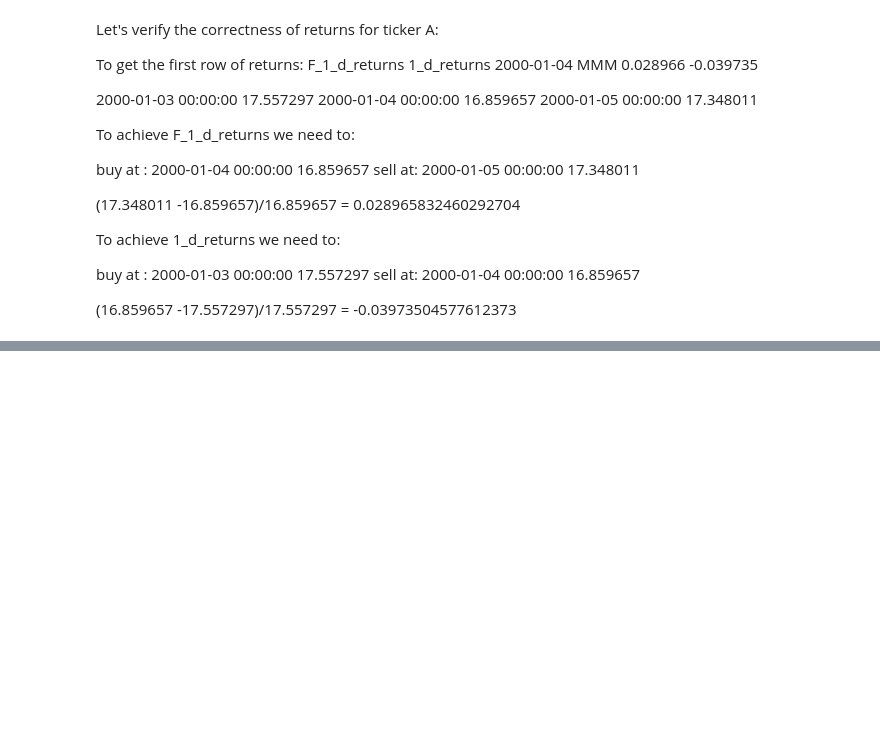
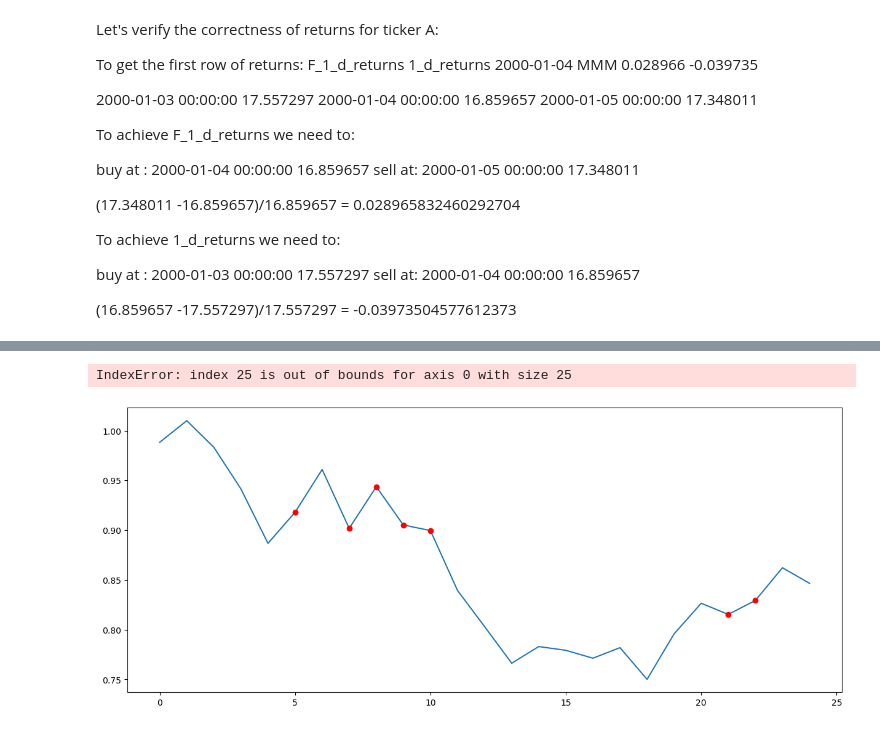
Before and after one commit to udacity/building-a-workflow-for-aI, a Jupyter notebook: l5-reinforcement-learning/Exercise5.ipynb, the cells around one changed output, grey strips where cells are left out. Drawn from its saved outputs; the diff is of its cells as text; code cells hidden in the pictures; blank space fills up the shorter version.

```diff
--- a/l5-reinforcement-learning/Exercise5.ipynb
+++ b/l5-reinforcement-learning/Exercise5.ipynb
@@ -156,3 +156,5 @@ total_data.head()
 | 2000-01-07 | A | 0.060577 | 0.083333 | 0.042084 |
 | 2000-01-10 | A | -0.013599 | 0.060577 | 0.148958 |
 | 2000-01-11 | A | -0.020221 | -0.013599 | 0.046154 |
+# %%
+df = total_data
@@ -219,0 +269,8 @@ dqn.fit(X.values, y.values, nb_steps=5000, verbose=1)
+# %%
+# Creating our dummy vectorizing environment
+env_maker = lambda: gym.make('stocks-v0', df=df, frame_bound=(5, 100), window_size=5)
+env = DummyVecEnv([env_maker])
+
+# Initializing and training the A2C model
+model = A2C('MlpPolicy', env, verbose=1)
+model.learn(total_timesteps=1000)
@@ -219,0 +296,23 @@ dqn.fit(X.values, y.values, nb_steps=5000, verbose=1)
+# %%
+# Create a new environment for evaluation
+env = gym.make('stocks-v0', df=df, frame_bound=(90, 110), window_size=5)
+obs, _ = env.reset()
+while True:
+    #obs = obs[np.newaxis, ...]
+    try:
+        action, _states = model.predict(obs)
+        obs, rewards, done, info, state1 = env.step(action)
+
+        if done:
+            print("info", info)
+            break
+    except:
+        break
+
+plt.figure(figsize=(15, 6))
+plt.cla()
+env.unwrapped.render_all()
+plt.show()
+# %% [output]
+IndexError: index 25 is out of bounds for axis 0 with size 25
+[figure, added]
```
Also changed, not shown: parts of 16 cells of this notebook.
